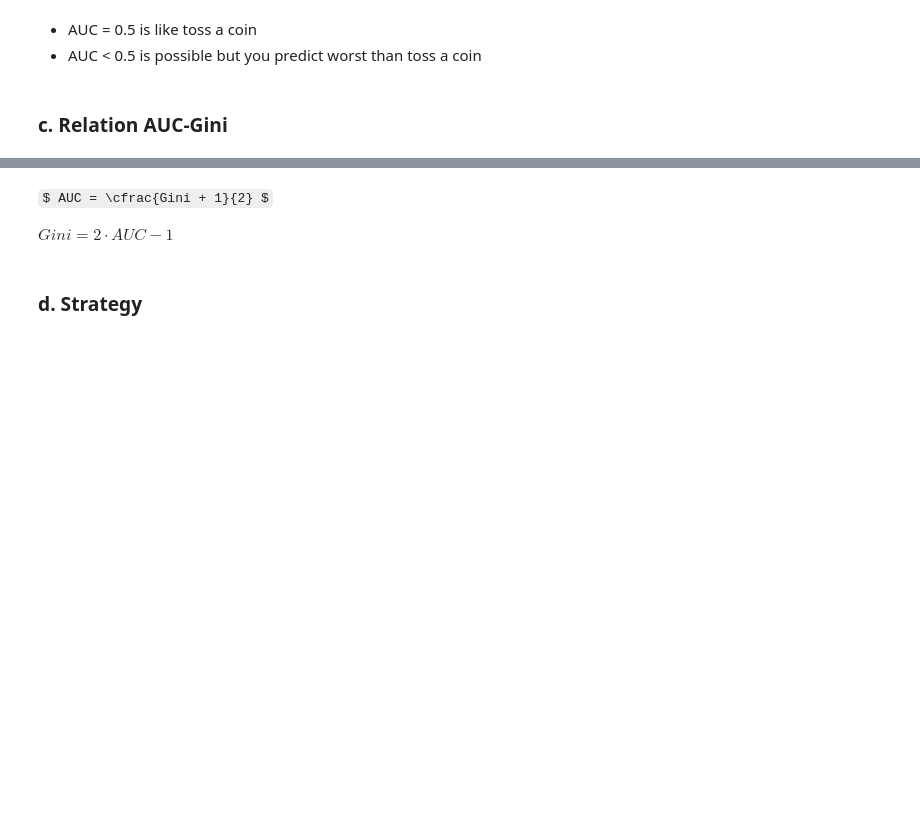
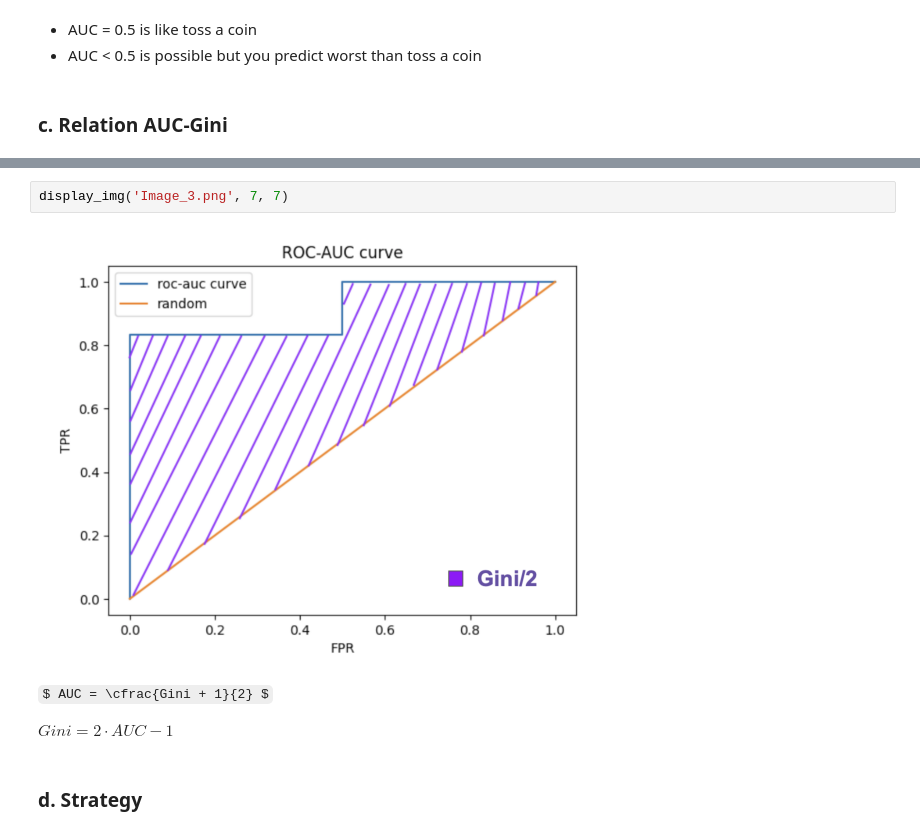
Before and after one commit to anvaldes/Repositorio_de_Proyectos, a Jupyter notebook: Data_Science_Contents/General_Topics/20.Performance_Metrics/Performance_Metrics.ipynb, the cells around one changed output, grey strips where cells are left out. Cells and saved outputs as stored; diff of their text form; some formulas as TeX source; blank space fills up the shorter version.

```diff
--- a/Data_Science_Contents/General_Topics/20.Performance_Metrics/Performance_Metrics.ipynb
+++ b/Data_Science_Contents/General_Topics/20.Performance_Metrics/Performance_Metrics.ipynb
@@ -238,3 +250,7 @@ f1_score(df['y'], df['y_pred'])
+# %%
+display_img('Image_3.png', 7, 7)
+# %% [output]
+[figure, added]
 # %% [markdown]
 $ AUC = \cfrac{Gini + 1}{2} $
 
```
Also changed, not shown: parts of 11 cells of this notebook, 9 other files.
